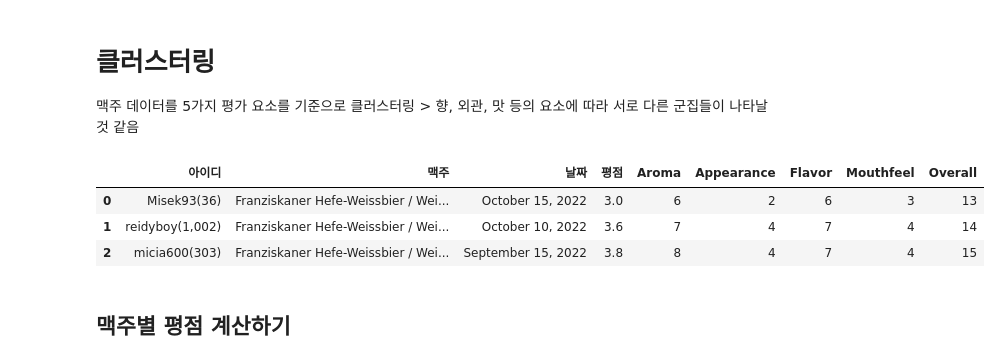
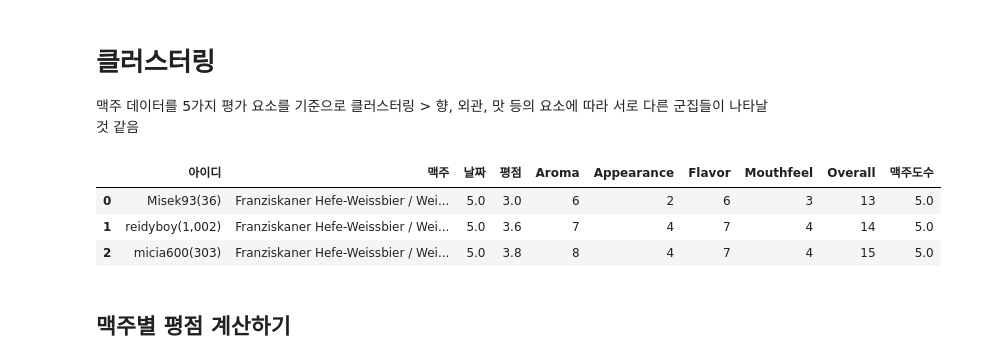
Before and after one commit to 2hongbi/DWU, a Jupyter notebook: big-data/big-data-capstone/project/beer_clustering.ipynb, the cells around one changed output. Cells and saved outputs as stored; diff of their text form; code cells hidden in the pictures.

```diff
--- a/big-data/big-data-capstone/project/beer_clustering.ipynb
+++ b/big-data/big-data-capstone/project/beer_clustering.ipynb
@@ -17,13 +17,13 @@ import warnings
 warnings.filterwarnings('ignore')
 pd.set_option('display.max_rows', 100)
 # %%
-data = pd.read_csv('./맥주전처리후데이터.csv', encoding='utf-8', index_col=0)
+data = pd.read_csv('./맥주전처리후데이터_도수.csv', encoding='utf-8', index_col=0)
 data.head(3)
 # %% [output]
-|  | 아이디 | 맥주 | 날짜 | 평점 | Aroma | Appearance | Flavor | Mouthfeel | Overall |
-| 0 | Misek93(36) | Franziskaner Hefe-Weissbier / Wei... | October 15, 2022 | 3.0 | 6 | 2 | 6 | 3 | 13 |
-| 1 | reidyboy(1,002) | Franziskaner Hefe-Weissbier / Wei... | October 10, 2022 | 3.6 | 7 | 4 | 7 | 4 | 14 |
-| 2 | micia600(303) | Franziskaner Hefe-Weissbier / Wei... | September 15, 2022 | 3.8 | 8 | 4 | 7 | 4 | 15 |
+|  | 아이디 | 맥주 | 날짜 | 평점 | Aroma | Appearance | Flavor | Mouthfeel | Overall | 맥주도수 |
+| 0 | Misek93(36) | Franziskaner Hefe-Weissbier / Wei... | 5.0 | 3.0 | 6 | 2 | 6 | 3 | 13 | 5.0 |
+| 1 | reidyboy(1,002) | Franziskaner Hefe-Weissbier / Wei... | 5.0 | 3.6 | 7 | 4 | 7 | 4 | 14 | 5.0 |
+| 2 | micia600(303) | Franziskaner Hefe-Weissbier / Wei... | 5.0 | 3.8 | 8 | 4 | 7 | 4 | 15 | 5.0 |
 # %% [markdown]
 ## 맥주별 평점 계산하기
 # %%
```
Also changed, not shown: parts of 11 cells of this notebook, 10 other files.
